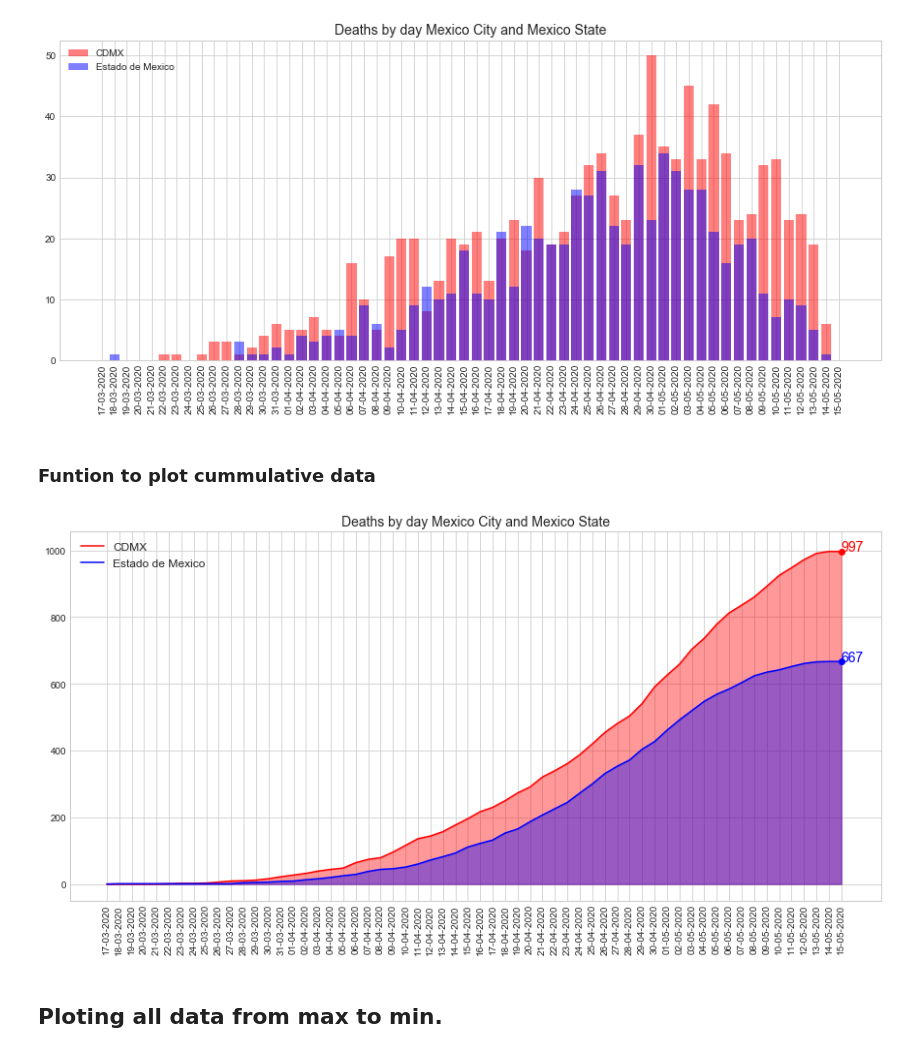
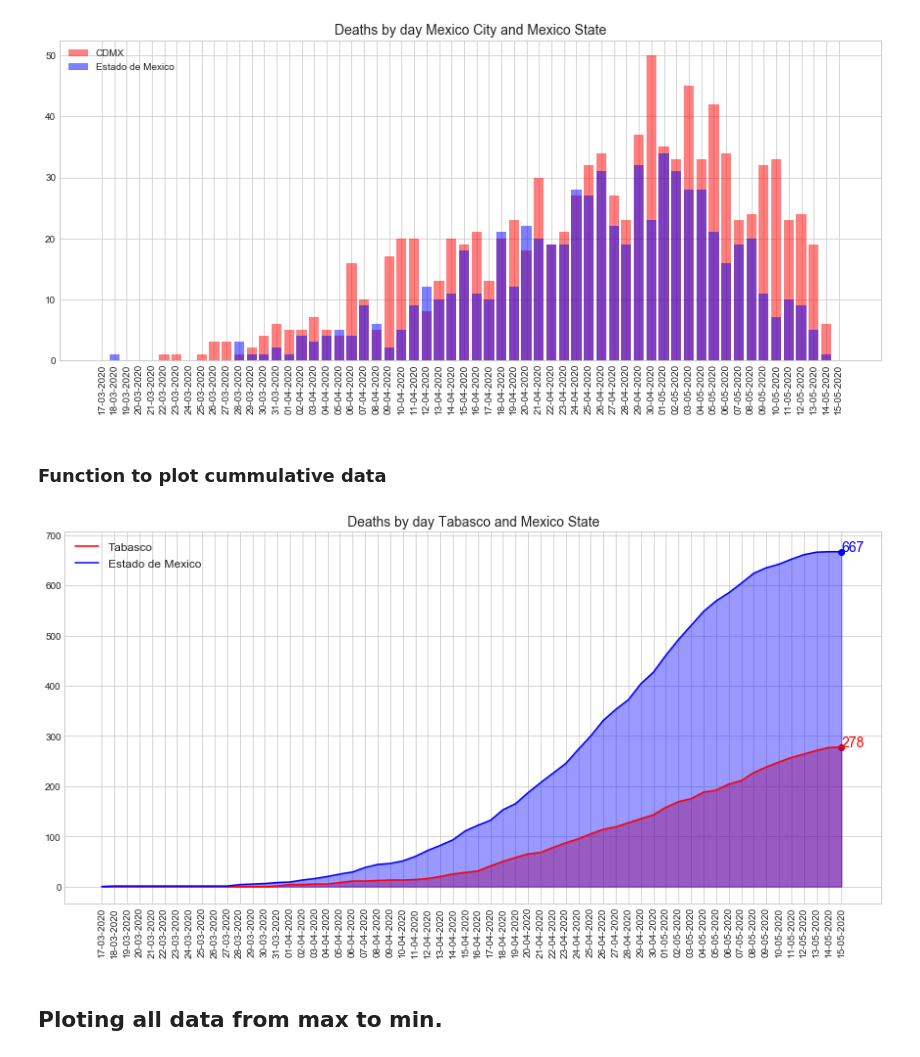
Before and after one commit to mesielepush/Covid19-Mexico-Data-Analysis-Jupyter-Notebook, a Jupyter notebook: MexicoCovidDescriptiveGeneral.ipynb, the cells around one changed output. Cells and saved outputs as stored; diff of their text form; code cells hidden in the pictures.

```diff
--- a/MexicoCovidDescriptiveGeneral.ipynb
+++ b/MexicoCovidDescriptiveGeneral.ipynb
@@ -114,7 +131,7 @@ plot_discrete(data = [get_discrete('DISTRITO FEDERAL',deaths),
 # %% [output]
 [figure]
 # %% [markdown]
-### Funtion to plot cummulative data
+### Function to plot cummulative data
 # %%
 # Same Instructions of the discrete data apply here
 # Obviosly input data should come from get_cummulative()
@@ -151,13 +168,13 @@ def plot_cummulative(data, names ='no_name',colors=None, title=None):
     plt.legend(loc='upper left',fontsize=12)
     plt.show()
 # %%
-plot_cummulative([get_cummulative('DISTRITO FEDERAL',deaths),
+plot_cummulative([get_cummulative('TABASCO',deaths),
                   get_cummulative('MEXICO',deaths)],
-                  names =['CDMX','Estado de Mexico'],
+                  names =['Tabasco','Estado de Mexico'],
                   colors=['r','b'],
-                  title='Deaths by day Mexico City and Mexico State')
+                  title='Deaths by day Tabasco and Mexico State')
 # %% [output]
-[figure, old version]
+[figure, new version]
 # %% [markdown]
 ## Ploting all data from max to min.
 # %% [markdown]
```
Also changed, not shown: parts of 15 cells of this notebook, 1 other file.
